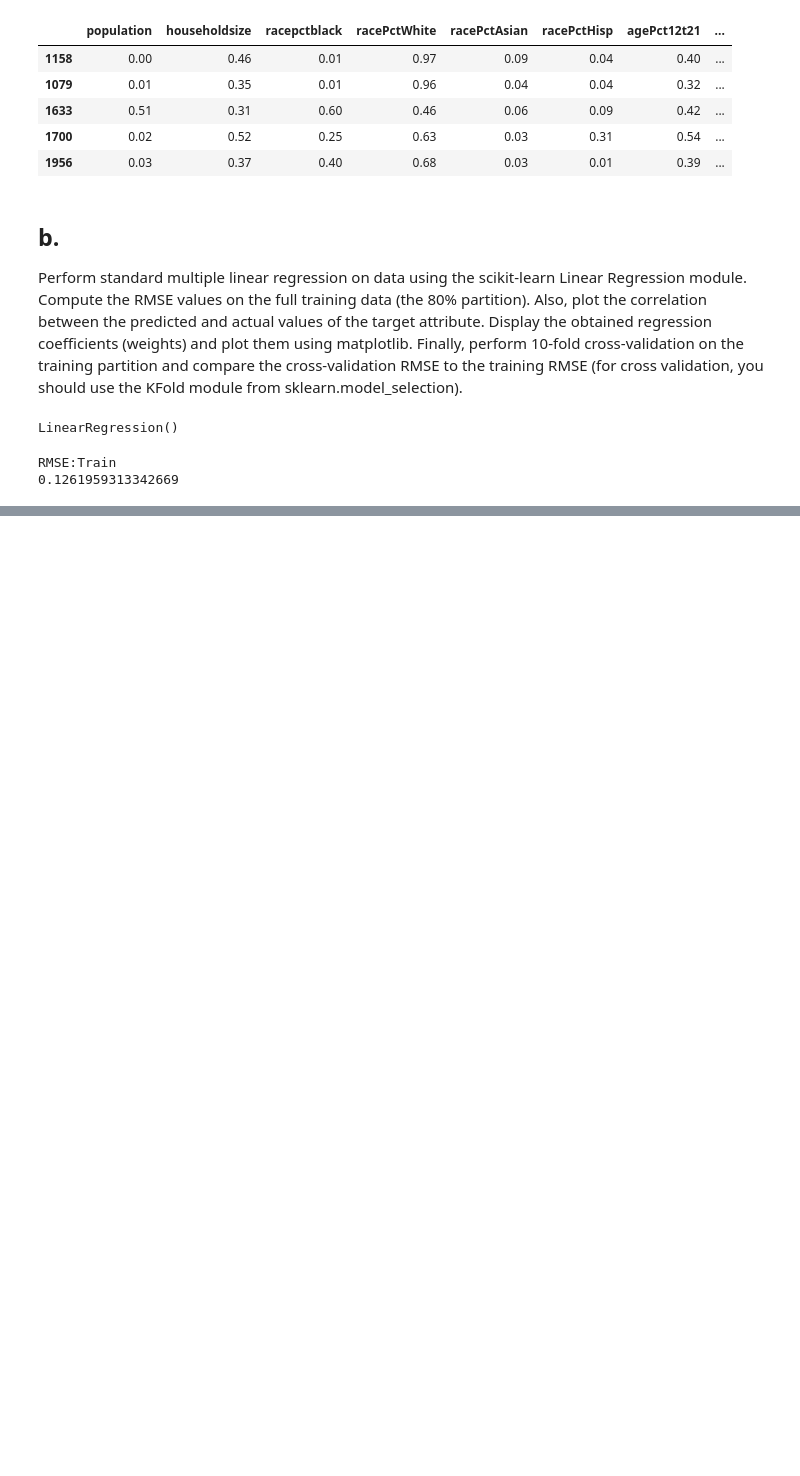
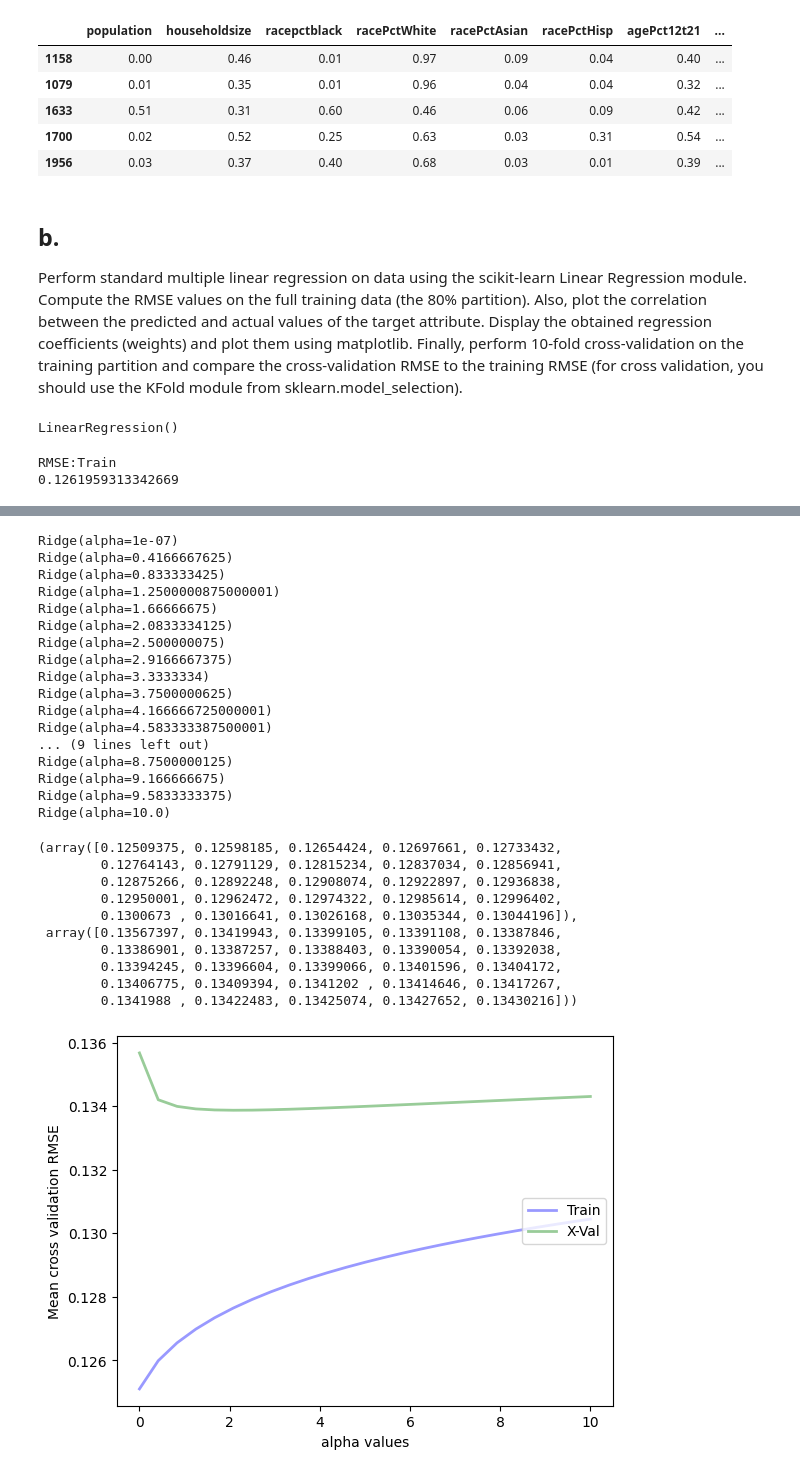
Before and after one commit to kushalnavghare/DSC-478_PRG_ML_APP, a Jupyter notebook: Assignment_3.ipynb, the cells around one changed output, grey strips where cells are left out. Cells and saved outputs as stored; diff of their text form; code cells hidden in the pictures; blank space fills up the shorter version.

```diff
--- a/Assignment_3.ipynb
+++ b/Assignment_3.ipynb
@@ -232,0 +274,7 @@ plt.show()
+# %%
+# select best from train test
+X_selected = selector.fit_transform(X_train, y_train)
+X_test_selected = selector.transform(X_test)
+# %%
+# fit reg model
+lin_feat_selct_model.fit(X_selected, y_train)
@@ -232,0 +358,3 @@ plt.show()
+# %%
+# alphas
+alphas =  list(np.linspace(0.0000001, 10, 25))
@@ -232,0 +381,35 @@ plt.show()
+# %%
+# define models
+ridge_model = Ridge()
+lasso_model = Lasso()
+# %%
+calcParams(X_train, y_train, ridge_model, alphas, 'alpha', 'ridge', 5)
+# %% [output]
+Ridge(alpha=1e-07)
+Ridge(alpha=0.4166667625)
+Ridge(alpha=0.833333425)
+Ridge(alpha=1.2500000875000001)
+Ridge(alpha=1.66666675)
+Ridge(alpha=2.0833334125)
+Ridge(alpha=2.500000075)
+Ridge(alpha=2.9166667375)
+Ridge(alpha=3.3333334)
+Ridge(alpha=3.7500000625)
+Ridge(alpha=4.166666725000001)
+Ridge(alpha=4.583333387500001)
+... (9 lines left out)
+Ridge(alpha=8.7500000125)
+Ridge(alpha=9.166666675)
+Ridge(alpha=9.5833333375)
+Ridge(alpha=10.0)
+(array([0.12509375, 0.12598185, 0.12654424, 0.12697661, 0.12733432,
+        0.12764143, 0.12791129, 0.12815234, 0.12837034, 0.12856941,
+        0.12875266, 0.12892248, 0.12908074, 0.12922897, 0.12936838,
+        0.12950001, 0.12962472, 0.12974322, 0.12985614, 0.12996402,
+        0.1300673 , 0.13016641, 0.13026168, 0.13035344, 0.13044196]),
+ array([0.13567397, 0.13419943, 0.13399105, 0.13391108, 0.13387846,
+        0.13386901, 0.13387257, 0.13388403, 0.13390054, 0.13392038,
+        0.13394245, 0.13396604, 0.13399066, 0.13401596, 0.13404172,
+        0.13406775, 0.13409394, 0.1341202 , 0.13414646, 0.13417267,
+        0.1341988 , 0.13422483, 0.13425074, 0.13427652, 0.13430216]))
+[figure, added]
```
Also changed, not shown: parts of 75 cells of this notebook.
